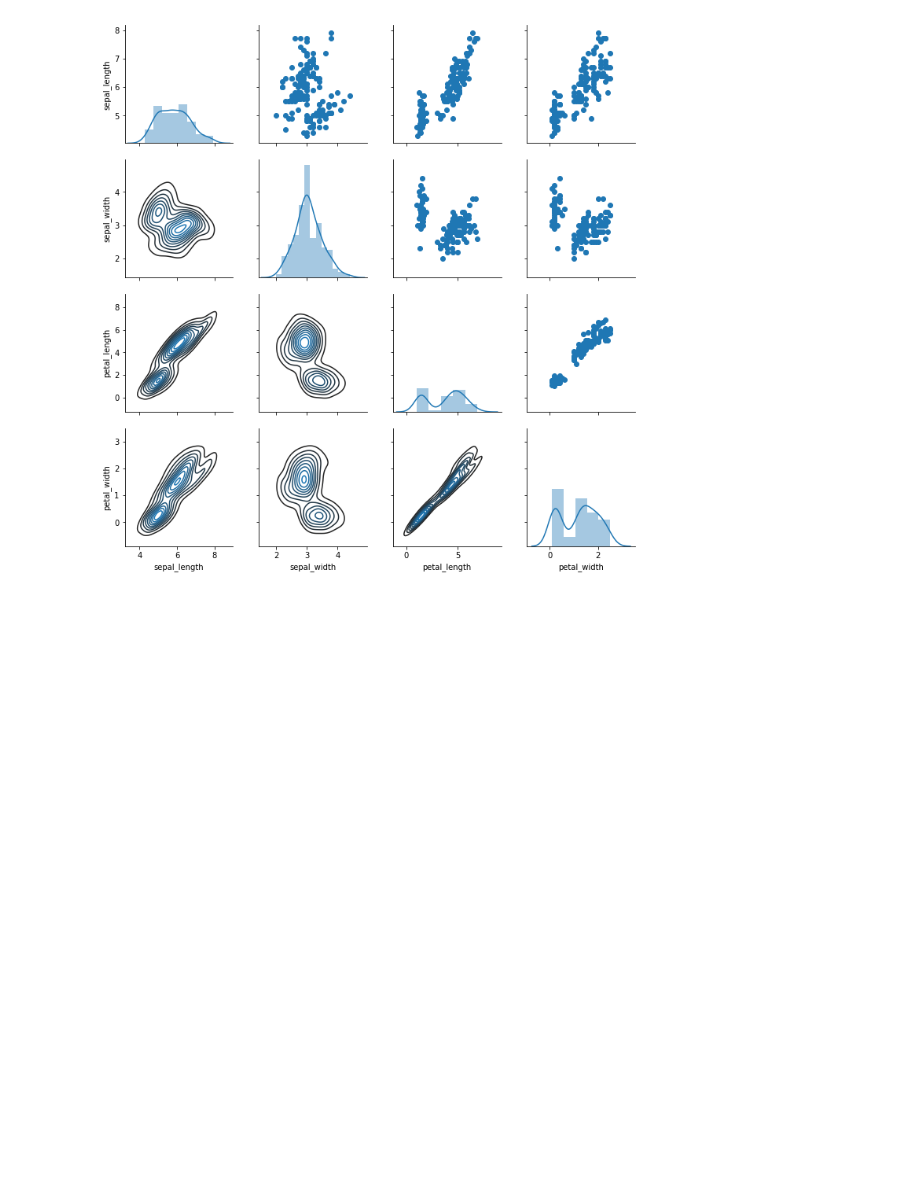
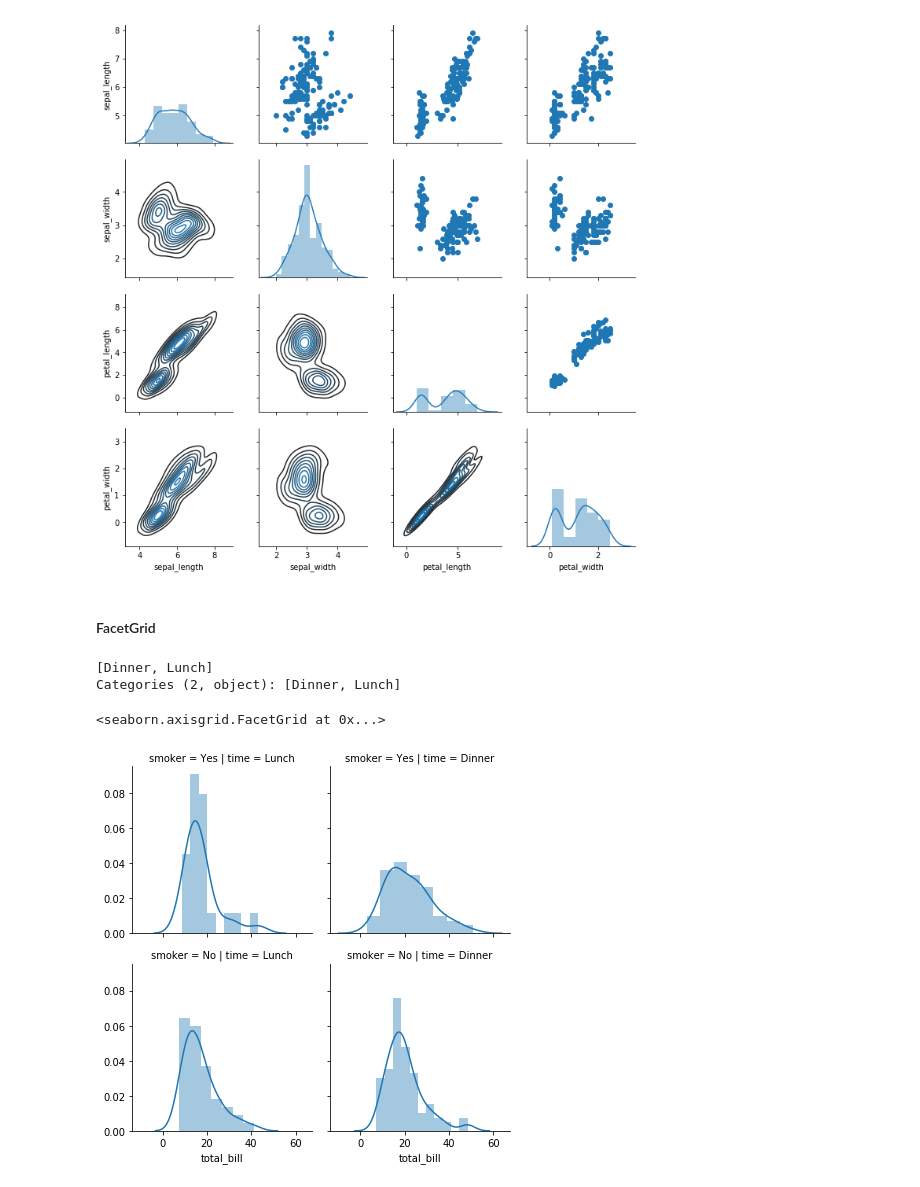
Before and after one commit to merianherrera/machine-learning-with-python, a Jupyter notebook: Seaborn.ipynb, the cells around one changed output. Drawn from its saved outputs; the diff is of its cells as text; code cells hidden in the pictures; blank space fills up the shorter version.

```diff
--- a/Seaborn.ipynb
+++ b/Seaborn.ipynb
@@ -221,3 +223,16 @@ plots.map_lower(sns.kdeplot)
 # %% [output]
 <seaborn.axisgrid.PairGrid at 0x...>
 [figure]
+# %% [markdown]
+#### FacetGrid
+# %%
+tips["time"].unique()
+# %% [output]
+[Dinner, Lunch]
+Categories (2, object): [Dinner, Lunch]
+# %%
+plots2 = sns.FacetGrid(data=tips, col="time", row="smoker")
+plots2.map(sns.distplot, 'total_bill')
+# %% [output]
+<seaborn.axisgrid.FacetGrid at 0x...>
+[figure, added]
```
Also changed, not shown: parts of 14 cells of this notebook, 2 other files.
